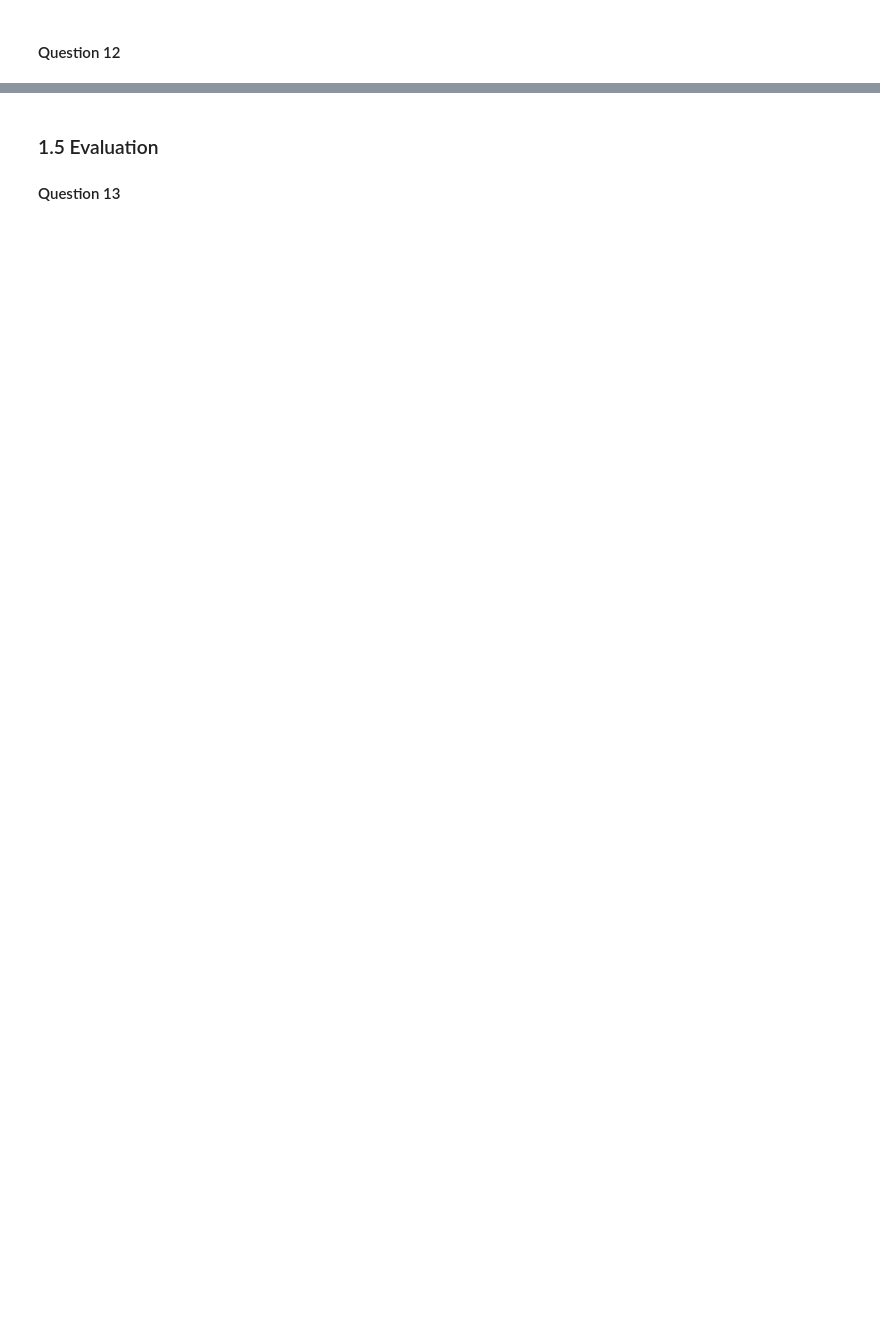
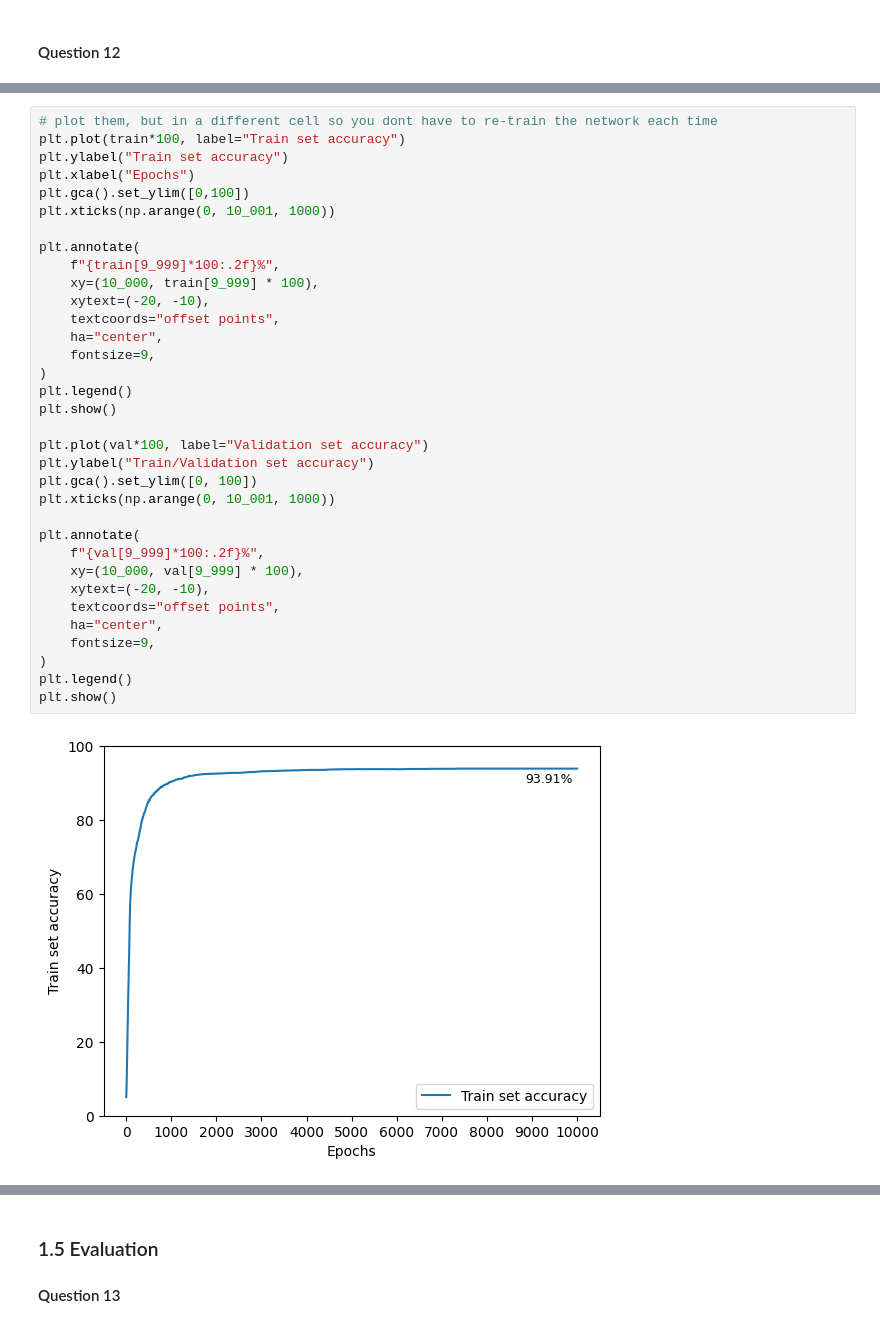
Before and after one commit to Eliminator1357/CI-ANN, a Jupyter notebook: src/Main.ipynb, the cells around one changed output, grey strips where cells are left out. Saved outputs shown, nothing was run; the diff lists cells and outputs as text; blank space fills up the shorter version.

```diff
--- a/src/Main.ipynb
+++ b/src/Main.ipynb
@@ -539,0 +582,36 @@ _Put your code blocks above (if any) and write your answer here._
+# %%
+# plot them, but in a different cell so you dont have to re-train the network each time
+plt.plot(train*100, label="Train set accuracy")
+plt.ylabel("Train set accuracy")
+plt.xlabel("Epochs")
+plt.gca().set_ylim([0,100])
+plt.xticks(np.arange(0, 10_001, 1000))
+
+plt.annotate(
+    f"{train[9_999]*100:.2f}%",
+    xy=(10_000, train[9_999] * 100),
+    xytext=(-20, -10),
+    textcoords="offset points",
+    ha="center",
+    fontsize=9,
+)
+plt.legend()
+plt.show()
+
+plt.plot(val*100, label="Validation set accuracy")
+plt.ylabel("Train/Validation set accuracy")
+plt.gca().set_ylim([0, 100])
+plt.xticks(np.arange(0, 10_001, 1000))
+
+plt.annotate(
+    f"{val[9_999]*100:.2f}%",
+    xy=(10_000, val[9_999] * 100),
+    xytext=(-20, -10),
+    textcoords="offset points",
+    ha="center",
+    fontsize=9,
+)
+plt.legend()
+plt.show()
+# %% [output]
+[figure, added]
```
Also changed, not shown: parts of 16 cells of this notebook.
